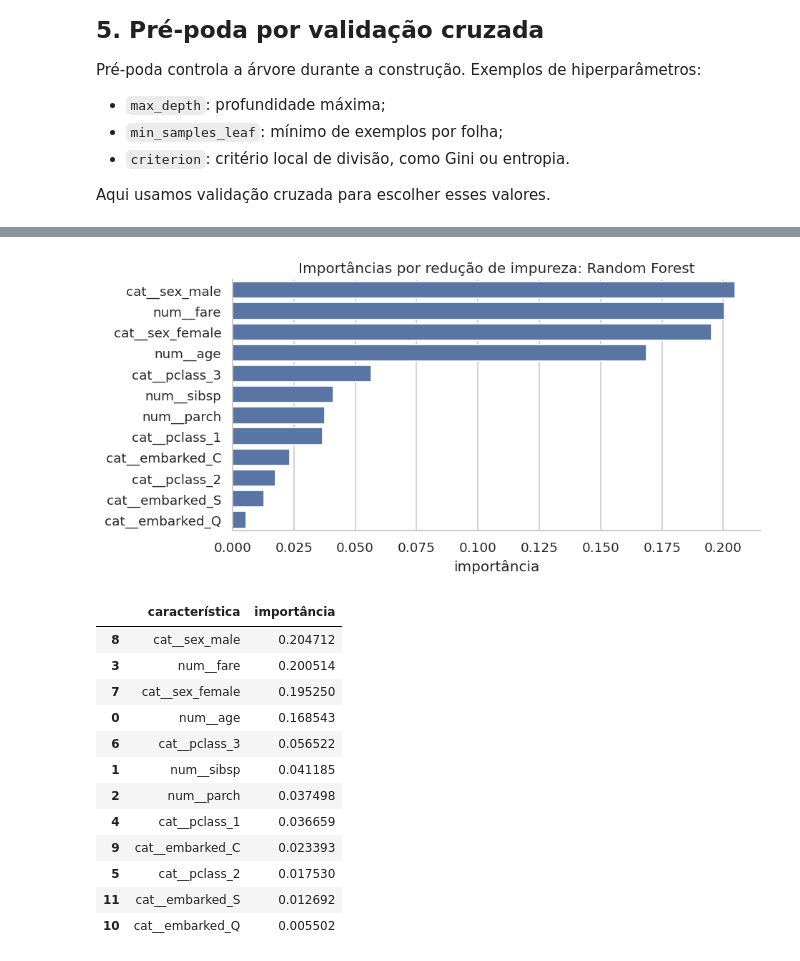
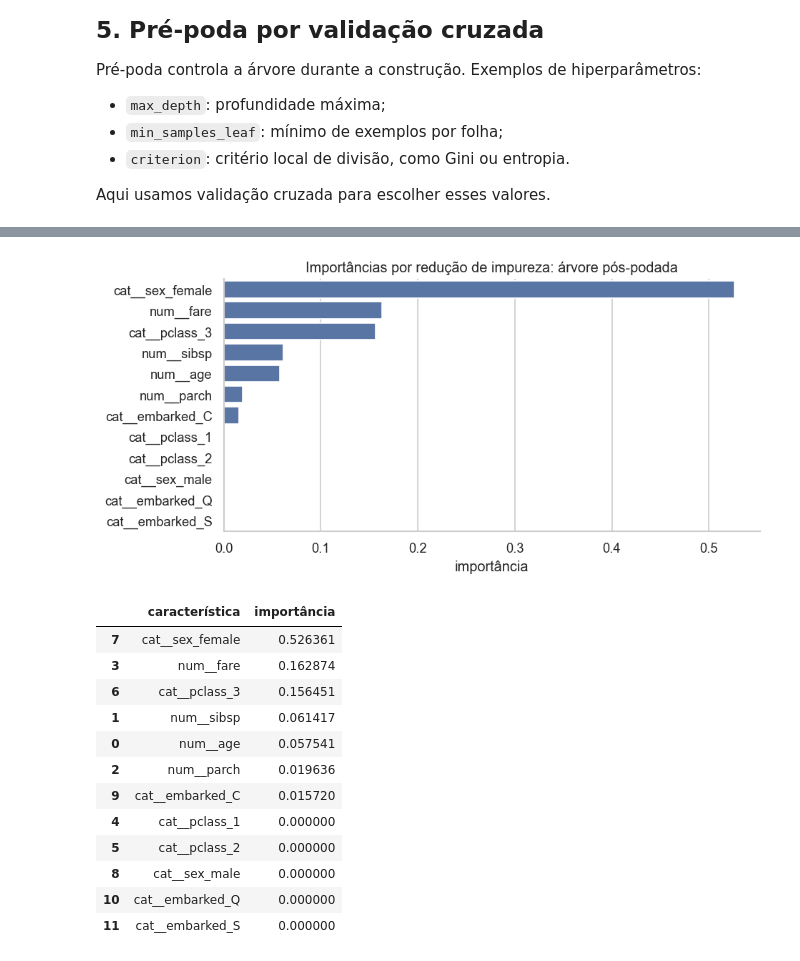
Before and after one commit to AILAB-CEFET-RJ/gcc1734, a Jupyter notebook: src/am/03_am_secao_5_arvores_titanic.ipynb, the cells around one changed output, grey strips where cells are left out. Drawn from its saved outputs; the diff is of its cells as text; code cells hidden in the pictures.

```diff
--- a/src/am/03_am_secao_5_arvores_titanic.ipynb
+++ b/src/am/03_am_secao_5_arvores_titanic.ipynb
@@ -663,33 +684,30 @@ plt.show()
 # %%
-rf_model = models['Random Forest']
-rf_model.fit(X_train, y_train)
-rf_names = rf_model.named_steps['preprocess'].get_feature_names_out()
-rf_importance = pd.DataFrame(
+tree_importance = pd.DataFrame(
     {
-        'característica': rf_names,
-        'importância': rf_model.named_steps['clf'].feature_importances_,
+        'característica': encoded_names,
+        'importância': post_pruned_tree.feature_importances_,
     }
 ).sort_values('importância', ascending=False)
 
 fig, ax = plt.subplots(figsize=(8, 4))
-sns.barplot(data=rf_importance.head(12), x='importância', y='característica', ax=ax)
-ax.set(title='Importâncias por redução de impureza: Random Forest', xlabel='importância', ylabel='')
+sns.barplot(data=tree_importance.head(12), x='importância', y='característica', ax=ax)
+ax.set(title='Importâncias por redução de impureza: árvore pós-podada', xlabel='importância', ylabel='')
 plt.tight_layout()
 plt.show()
 
-rf_importance.head(12)
+tree_importance.head(12)
 # %% [output]
-[figure, old version]
+[figure, new version]
 |  | característica | importância |
-| 8 | cat__sex_male | 0.204712 |
-| 3 | num__fare | 0.200514 |
-| 7 | cat__sex_female | 0.195250 |
-| 0 | num__age | 0.168543 |
-| 6 | cat__pclass_3 | 0.056522 |
-| 1 | num__sibsp | 0.041185 |
-| 2 | num__parch | 0.037498 |
-| 4 | cat__pclass_1 | 0.036659 |
-| 9 | cat__embarked_C | 0.023393 |
-| 5 | cat__pclass_2 | 0.017530 |
-| 11 | cat__embarked_S | 0.012692 |
-| 10 | cat__embarked_Q | 0.005502 |
+| 7 | cat__sex_female | 0.526361 |
+| 3 | num__fare | 0.162874 |
+| 6 | cat__pclass_3 | 0.156451 |
+| 1 | num__sibsp | 0.061417 |
+| 0 | num__age | 0.057541 |
+| 2 | num__parch | 0.019636 |
+| 9 | cat__embarked_C | 0.015720 |
+| 4 | cat__pclass_1 | 0.000000 |
+| 5 | cat__pclass_2 | 0.000000 |
+| 8 | cat__sex_male | 0.000000 |
+| 10 | cat__embarked_Q | 0.000000 |
+| 11 | cat__embarked_S | 0.000000 |
```
Also changed, not shown: parts of 23 cells of this notebook, 7 other files.
